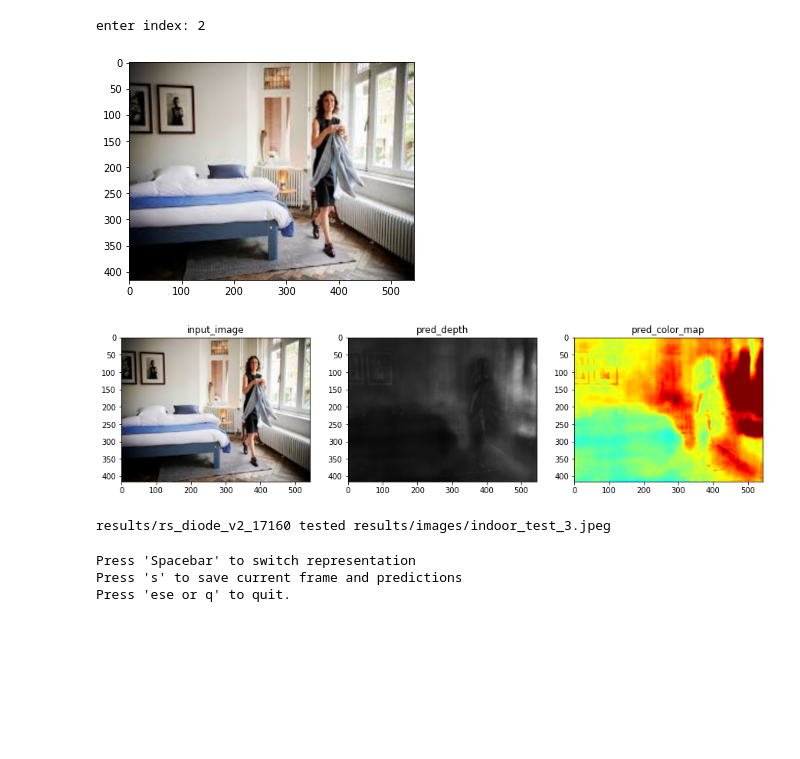
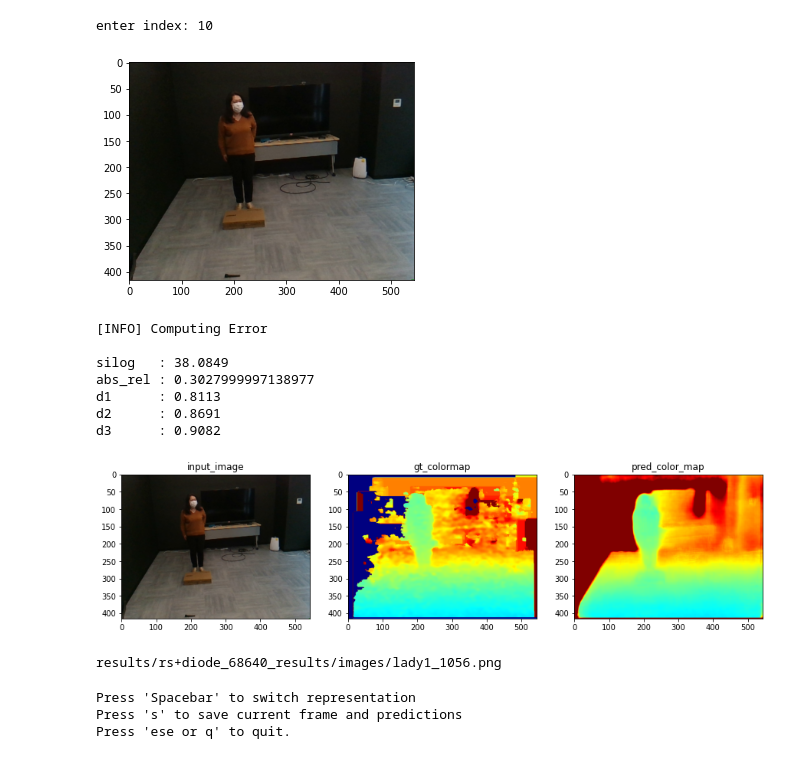
Before and after one commit to Elliot-ZM/my_projects, a Jupyter notebook: depth_estimation/inference_check.ipynb, the cells around one changed output. Drawn from its saved outputs; the diff is of its cells as text; code cells hidden in the pictures; blank space fills up the shorter version.

```diff
--- a/depth_estimation/inference_check.ipynb
+++ b/depth_estimation/inference_check.ipynb
@@ -95,7 +96,16 @@ def read_images(args, i, ground_truth = 'diode'):
         files = [os.path.join(path, file) for file in sorted(os.listdir(path)) if file.startswith('rgb')]
         depth_path =  files[i].replace('rgb', 'sync_depth')[:-4] + '.png'
         image = load_img(args, files[i])[:, :, ::-1]
-        gt_depth = cv2.resize(cv2.imread(depth_path, cv2.IMREAD_ANYDEPTH), (args.width, args.height))
+        gt_depth = load_img(args, depth_path)
+#         gt_depth = cv2.resize(cv2.imread(depth_path, cv2.IMREAD_ANYDEPTH), (args.width, args.height))
+
+    elif ground_truth == 'realsense_test':
+        path = 'test_images/realsense_test_data'
+        files = [os.path.join(path, file) for file in sorted(os.listdir(path)) if file.endswith(('jpg', 'jpeg', 'png'))]
+        depth_path = files[i][:-4] + '_depth.npy'
+        image = load_img(args, files[i])[:, :, ::-1]
+        gt_depth = load_img(args, depth_path)
+        gt_depth[gt_depth > 10000] = 0
 
     else:
         path = 'test_images'
@@ -105,13 +115,14 @@ def read_images(args, i, ground_truth = 'diode'):
         gt_depth = None
         return image, gt_depth, files
 
+#     gt_depth = cv2.resize(cv2.imread(depth_path, cv2.IMREAD_ANYDEPTH), (args.width, args.height))
     utils.show(image, mode='plt')
     return image, gt_depth, files
 # %%
 class Args:
     model_name = 'bts_resnet50'
     encoder = 'resnet50_bts'
-    checkpoint = r'model_files/rs_diode_v2/rs_diode_v2_17160'
+    checkpoint = r'model_files/rs+diode_new/rs+diode_68640'
     dataset = 'diode'
     max_depth = 350
     bts_size = 512
@@ -138,9 +149,10 @@ print('Done')
 Done
 # %%
-for i in range(8):
+for i in range(15):
     try:
         print(i)
-        image, gt_depth, files = read_images(args, i, ground_truth = 'realsense') # ground_truth [diode, nyu, realsense, '']
+        image, gt_depth, files = read_images(args, i, ground_truth = 'realsense_test') # ground_truth [diode, nyu, realsense, '']
+#         print(files)
     except:
         pass
 # %% [output]
@@ -159,8 +172,15 @@ no ground truth, inserted other depth image
 # %%
+def save_preds(path, image, gray= None):
+    cv2.imwrite(path, image)
+    if isinstance(gray, np.ndarray):
+        cv2.imwrite(path[:-4] + '_gray.png', gray)
+    print(path)
+
 def preprocess(image):
     to_tensor = transforms.Compose([
         transforms.ToTensor(),
-        transforms.Normalize( [0.3931, 0.3582, 0.3330], [0.1933, 0.1913, 0.1982])
+        transforms.Normalize([0.3947, 0.3610, 0.3366], [0.1965, 0.1943, 0.2006])
+#         transforms.Normalize([0.3931, 0.3582, 0.3330], [0.1933, 0.1913, 0.1982])
         ])
     tensor_img = to_tensor(image).unsqueeze(0).to(device)
 
@@ -169,8 +189,9 @@ def preprocess(image):
 # images
 with torch.no_grad():
     if args.choice == 'image':
+        out_path = 'results/images'
         i = int(input('enter index: '))
-        image, gt_depth, files = read_images(args, i, ground_truth = 'realsense-') # ground_truth [diode, nyu, realsense]
+        image, gt_depth, files = read_images(args, i, ground_truth = 'realsense_test') # ground_truth [diode, nyu, realsense]
         tensor_img = preprocess(Image.fromarray(image))
         *_, depth_est = model(tensor_img, focal)
 
@@ -180,44 +201,50 @@ with torch.no_grad():
             pred_depth = depth_est.cpu().numpy().squeeze() * 1000
         pred_gray = postprocess(pred_depth)
 
-        pred_colormap = to_color(pred_depth )
-        out_path = os.path.join('results', os.path.basename(args.checkpoint) + ' tested results', 'images')
+        pred_colormap = to_color(pred_depth)
+#        pred_colormap = colorize_jet(pred_gray)[:,:,::-1]
+
+        out_path = os.path.join('results', os.path.basename(args.checkpoint) + '_results', 'images')
         os.makedirs(out_path, exist_ok= True)
-
         save_name = os.path.join(out_path, os.path.basename(files[i]))
-#         pred_colormap = colorize_jet(pred_gray)[:,:,::-1]
 
         if isinstance(gt_depth, np.ndarray):
             gt_colormap = to_color(gt_depth)
             measures = utils.compute_eval(gt_depth, pred_depth)
             ## view compare plot
             utils.compare_plot(figsize = (15,15), cmap = 'jet', input_image = image, gt_colormap= gt_colormap,  pred_color_map = pred_colormap )
             ## distance viewer
             root = tk.Tk()
             root.title(f"silog_loss : '{measures['silog']}' ")
             utils.app(root, image, pred_depth , gt_depth, measures= measures  )
             root.mainloop()
             ## save image
             compare_imgs = cv2.hconcat([image[...,::-1], gt_colormap[:,:,::-1] , pred_colormap[:,:,::-1]])
             save_preds(save_name, compare_imgs, pred_gray)
 
         else:
             ## view compare plot
             utils.compare_plot(figsize = (15,15), cmap = 'gray', input_image = image, pred_depth = pred_depth,  pred_color_map = pred_colormap )
             ## distance viewer
             root = tk.Tk()
             root.title(f"max_depth : {args.max_depth}")
             utils.app(root, image, pred_depth, pred_depth )
             root.mainloop()
             # save image
             compare_imgs = cv2.hconcat([image[...,::-1] , pred_colormap[:,:,::-1]])
             save_preds(save_name, compare_imgs, pred_gray)
-    #%%
 # %% [output]
-enter index: 2
+enter index: 10
-[figure, old version]
+[figure, new version]
+[INFO] Computing Error
+
+silog   : 38.0849
+abs_rel : 0.3027999997138977
+d1      : 0.8113
+d2      : 0.8691
+d3      : 0.9082
-[figure, old version]
+[figure, new version]
-results/rs_diode_v2_17160 tested results/images/indoor_test_3.jpeg
+results/rs+diode_68640_results/images/lady1_1056.png
 # %%
 # video inference
 # args.width, args.height = 320, 320
```
Also changed, not shown: parts of 5 cells of this notebook.
